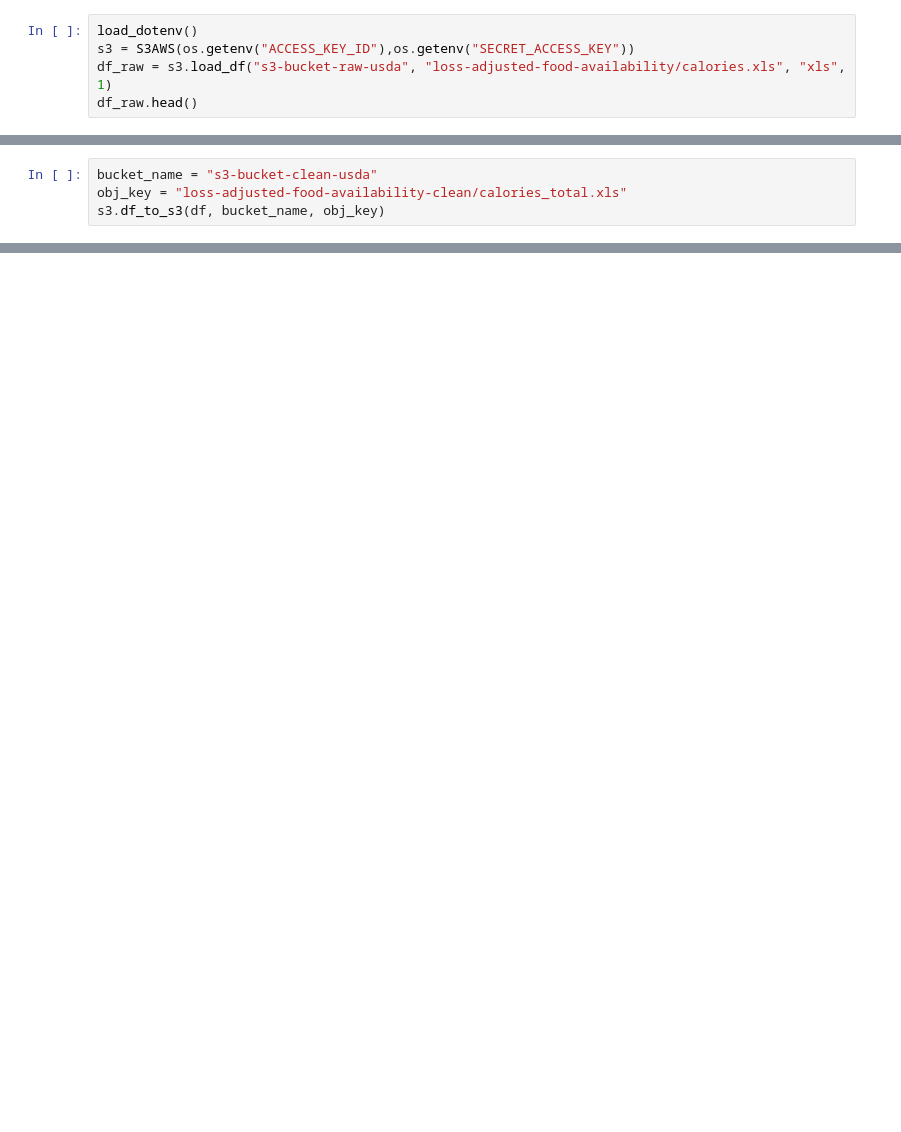
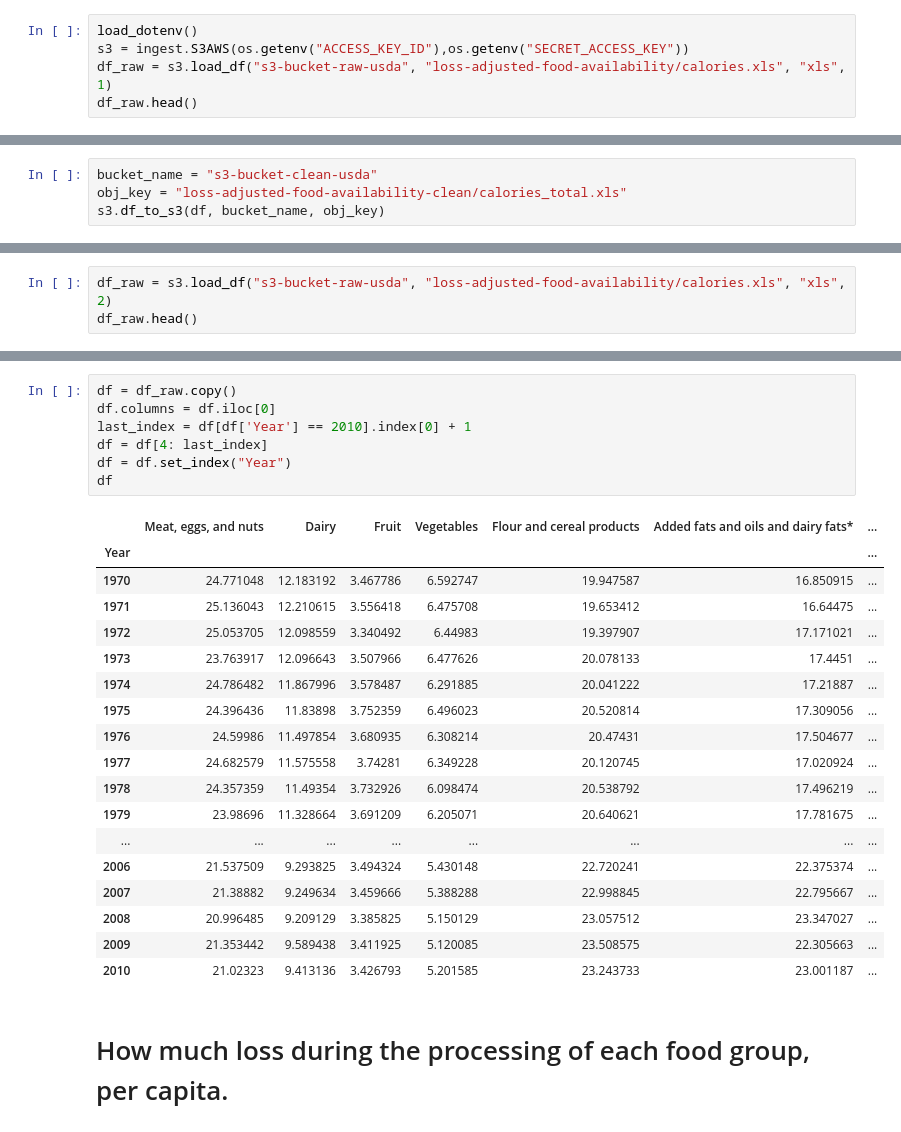
Before and after one commit to Narapady/css497_ETL_project, a Jupyter notebook: stage/nb.ipynb, the cells around one changed output, grey strips where cells are left out. Saved outputs shown, nothing was run; the diff lists cells and outputs as text; blank space fills up the shorter version.

```diff
--- a/stage/nb.ipynb
+++ b/stage/nb.ipynb
@@ -41,6 +14,6 @@ class S3AWS:
 # %%
 load_dotenv()
-s3 = S3AWS(os.getenv("ACCESS_KEY_ID"),os.getenv("SECRET_ACCESS_KEY"))
+s3 = ingest.S3AWS(os.getenv("ACCESS_KEY_ID"),os.getenv("SECRET_ACCESS_KEY"))
 df_raw = s3.load_df("s3-bucket-raw-usda", "loss-adjusted-food-availability/calories.xls", "xls", 1)
 df_raw.head()
 # %% [output]
@@ -86,0 +62,3 @@ s3.df_to_s3(df, bucket_name, obj_key)
+# %%
+df_raw = s3.load_df("s3-bucket-raw-usda", "loss-adjusted-food-availability/calories.xls", "xls", 2)
+df_raw.head()
@@ -86,0 +72,28 @@ s3.df_to_s3(df, bucket_name, obj_key)
+# %%
+df = df_raw.copy()
+df.columns = df.iloc[0]
+last_index = df[df['Year'] == 2010].index[0] + 1
+df = df[4: last_index]
+df = df.set_index("Year")
+df
+# %% [output]
+|  | Meat, eggs, and nuts | Dairy | Fruit | Vegetables | Flour and cereal products | Added fats and oils and dairy fats* | ... |
+| Year |  |  |  |  |  |  | ... |
+| 1970 | 24.771048 | 12.183192 | 3.467786 | 6.592747 | 19.947587 | 16.850915 | ... |
+| 1971 | 25.136043 | 12.210615 | 3.556418 | 6.475708 | 19.653412 | 16.64475 | ... |
+| 1972 | 25.053705 | 12.098559 | 3.340492 | 6.44983 | 19.397907 | 17.171021 | ... |
+| 1973 | 23.763917 | 12.096643 | 3.507966 | 6.477626 | 20.078133 | 17.4451 | ... |
+| 1974 | 24.786482 | 11.867996 | 3.578487 | 6.291885 | 20.041222 | 17.21887 | ... |
+| 1975 | 24.396436 | 11.83898 | 3.752359 | 6.496023 | 20.520814 | 17.309056 | ... |
+| 1976 | 24.59986 | 11.497854 | 3.680935 | 6.308214 | 20.47431 | 17.504677 | ... |
+| 1977 | 24.682579 | 11.575558 | 3.74281 | 6.349228 | 20.120745 | 17.020924 | ... |
+| 1978 | 24.357359 | 11.49354 | 3.732926 | 6.098474 | 20.538792 | 17.496219 | ... |
+| 1979 | 23.98696 | 11.328664 | 3.691209 | 6.205071 | 20.640621 | 17.781675 | ... |
+| ... | ... | ... | ... | ... | ... | ... | ... |
+| 2006 | 21.537509 | 9.293825 | 3.494324 | 5.430148 | 22.720241 | 22.375374 | ... |
+| 2007 | 21.38882 | 9.249634 | 3.459666 | 5.388288 | 22.998845 | 22.795667 | ... |
+| 2008 | 20.996485 | 9.209129 | 3.385825 | 5.150129 | 23.057512 | 23.347027 | ... |
+| 2009 | 21.353442 | 9.589438 | 3.411925 | 5.120085 | 23.508575 | 22.305663 | ... |
+| 2010 | 21.02323 | 9.413136 | 3.426793 | 5.201585 | 23.243733 | 23.001187 | ... |
+# %% [markdown]
+# How much loss during the processing of each food group, per capita.
```
Also changed, not shown: parts of 12 cells of this notebook, 2 other files.
